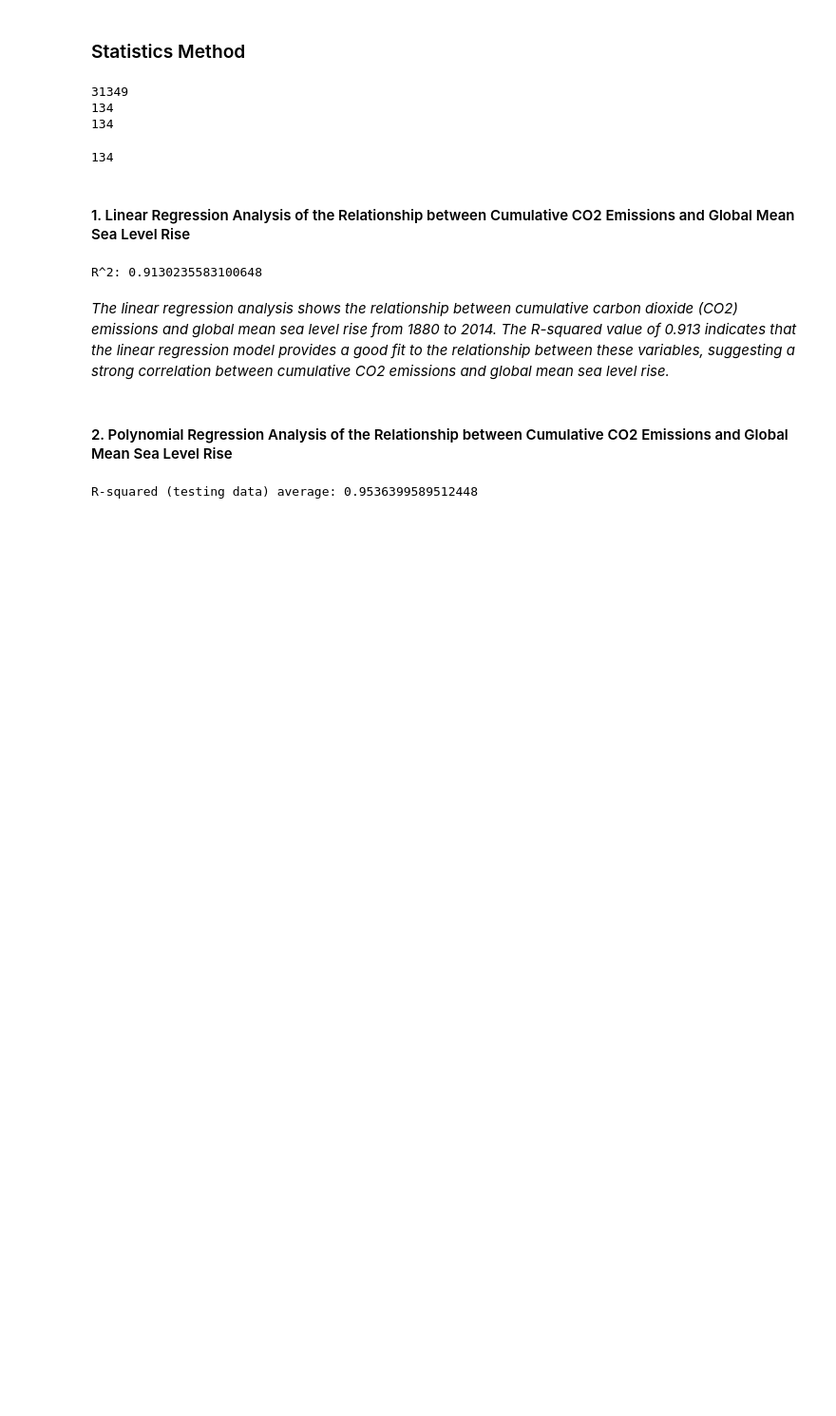
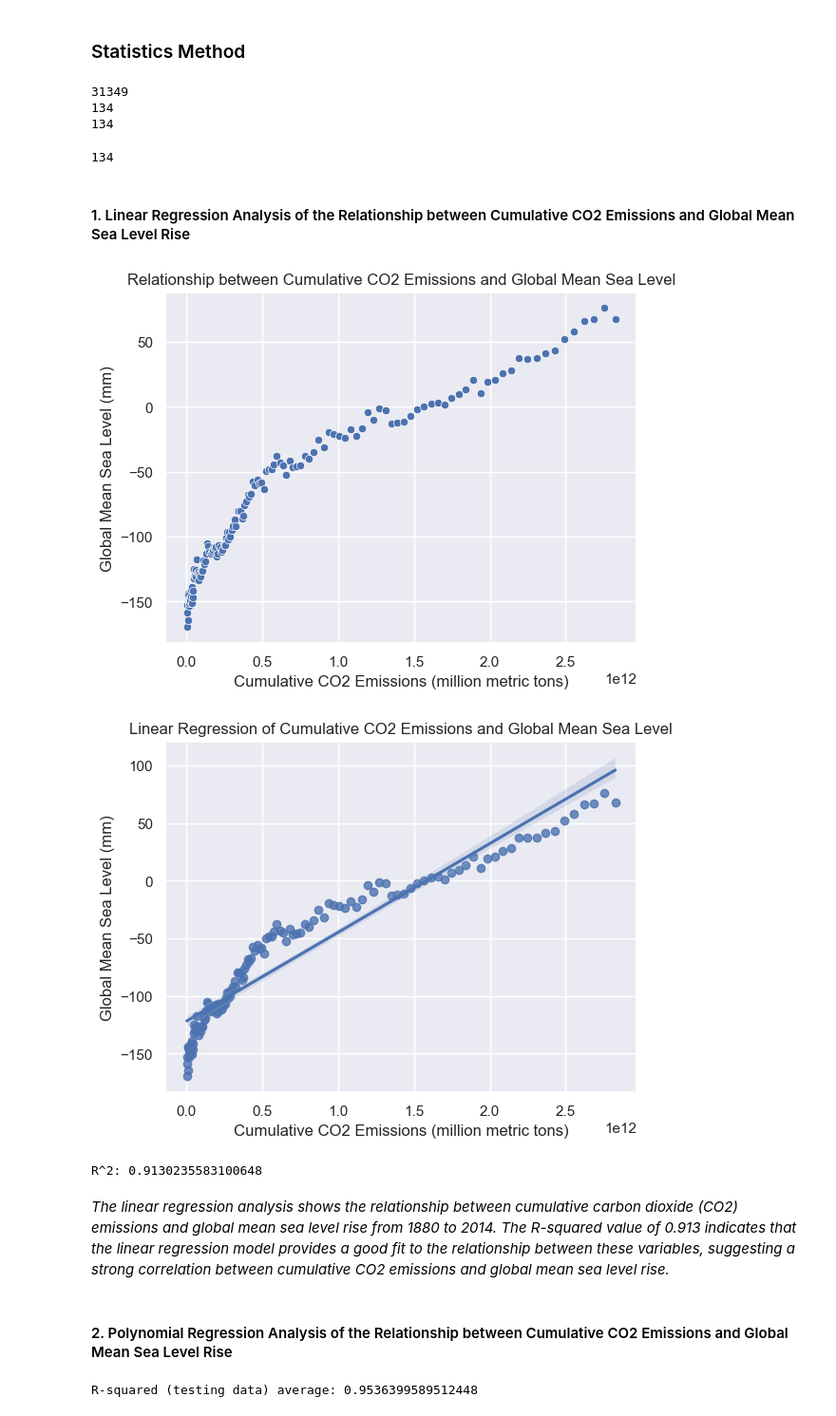
Before and after one commit to fuchenru/How-have-carbon-emissions-affected-climate-change-, a Jupyter notebook: CMSE 202 Final Project.ipynb, the cells around one changed output. Shown: that part at 95% size. Cells and saved outputs as stored; diff of their text form; code cells hidden in the pictures; blank space fills up the shorter version.

```diff
--- a/CMSE 202 Final Project.ipynb
+++ b/CMSE 202 Final Project.ipynb
@@ -280,23 +285,36 @@ len(co2_emitted)
 # %% [markdown]
 #### 1. Linear Regression Analysis of the Relationship between Cumulative CO2 Emissions and Global Mean Sea Level Rise
 # %%
-data = pd.DataFrame({'CO2 emissions': co2_emitted, 'Global mean sea level': annual_sea_level[('GMSL', 'mean')]})
+sns.scatterplot(data=data, x='CO2 emissions', y='Global mean sea level')
+plt.xlabel('Cumulative CO2 Emissions (million metric tons)')
+plt.ylabel('Global Mean Sea Level (mm)')
+plt.title('Relationship between Cumulative CO2 Emissions and Global Mean Sea Level')
+plt.show()
+
+# Use Seaborn to create a linear regression plot with confidence intervals
+sns.regplot(data=data, x='CO2 emissions', y='Global mean sea level')
+plt.xlabel('Cumulative CO2 Emissions (million metric tons)')
+plt.ylabel('Global Mean Sea Level (mm)')
+plt.title('Linear Regression of Cumulative CO2 Emissions and Global Mean Sea Level')
+plt.show()
 
 # Split the data into training and testing sets
 X_train, X_test, y_train, y_test = train_test_split(data['CO2 emissions'], data['Global mean sea level'], test_size=0.3, random_state=0)
 
 # Create a linear regression object and fit the model to the training data
 reg = LinearRegression()
 reg.fit(X_train.values.reshape(-1, 1), y_train.values.reshape(-1, 1))
 
 # Predict the sea level rise using the test set
 y_pred = reg.predict(X_test.values.reshape(-1, 1))
 
 # Calculate the R-squared value to evaluate the fit of the model
 r_squared = reg.score(X_test.values.reshape(-1, 1), y_test.values.reshape(-1, 1))
 
 print('R^2:', r_squared)
 # %% [output]
+[figure, added]
+[figure, added]
 R^2: 0.9130235583100648
 # %% [markdown]
 *The linear regression analysis shows the relationship between cumulative carbon dioxide (CO2) emissions and global mean sea level rise from 1880 to 2014. The R-squared value of 0.913 indicates that the linear regression model provides a good fit to the relationship between these variables, suggesting a strong correlation between cumulative CO2 emissions and global mean sea level rise.*
```
Also changed, not shown: parts of 11 cells of this notebook.
